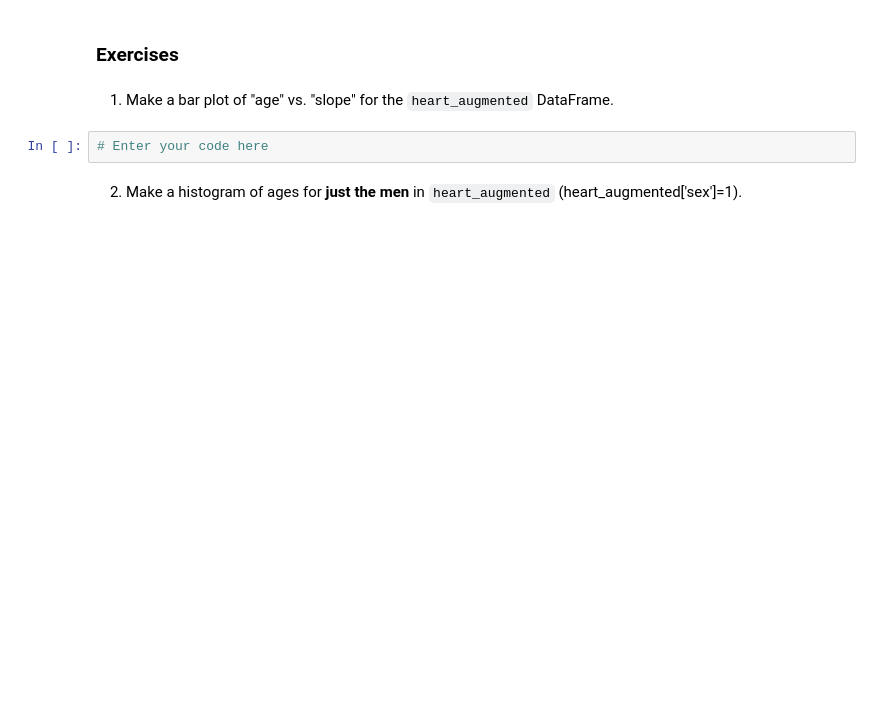
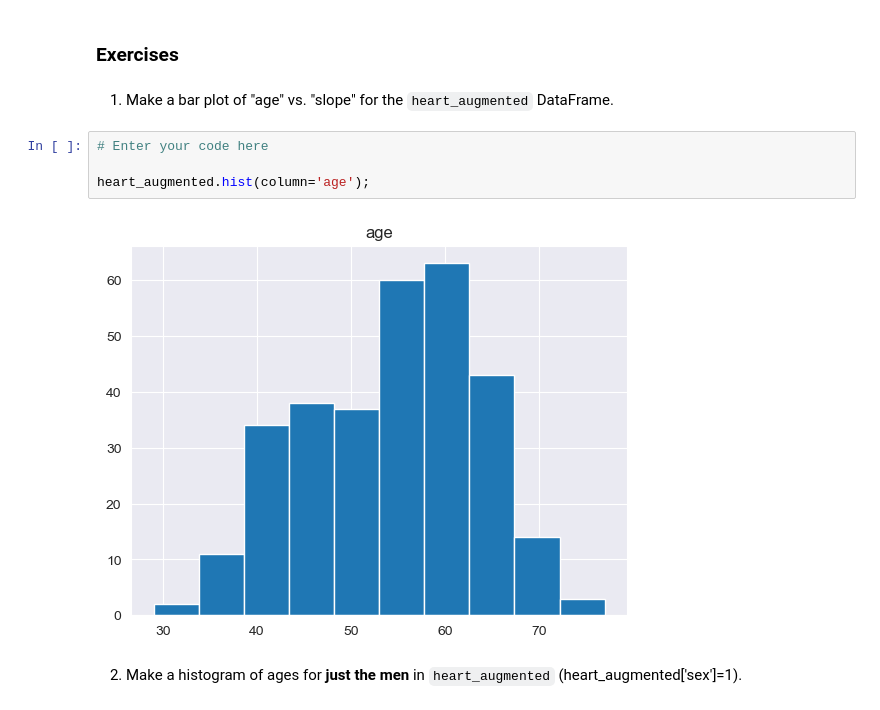
Before and after one commit to janayachristine/DS311-PythonLab-Assignments, a Jupyter notebook: Python-Exercise-2/Python_Lab_Exercise_2.ipynb, the cells around one changed output. Saved outputs shown, nothing was run; the diff lists cells and outputs as text; blank space fills up the shorter version.

```diff
--- a/Python-Exercise-2/Python_Lab_Exercise_2.ipynb
+++ b/Python-Exercise-2/Python_Lab_Exercise_2.ipynb
@@ -236,6 +528,10 @@ heart_augmented.hist(column='chol');
 1. Make a bar plot of "age" vs. "slope" for the `heart_augmented` DataFrame.
 # %%
 # Enter your code here
+
+heart_augmented.hist(column='age');
+# %% [output]
+[figure, added]
 # %% [markdown]
 2. Make a histogram of ages for **just the men** in `heart_augmented` (heart_augmented['sex']=1).
 # %%
```
Also changed, not shown: parts of 42 cells of this notebook, 1 other file.
